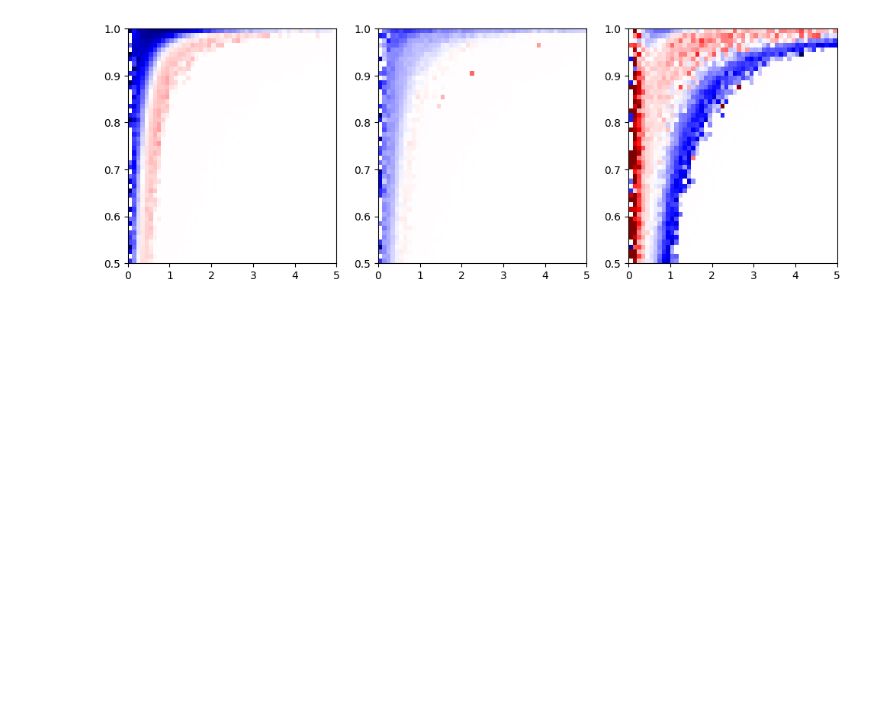
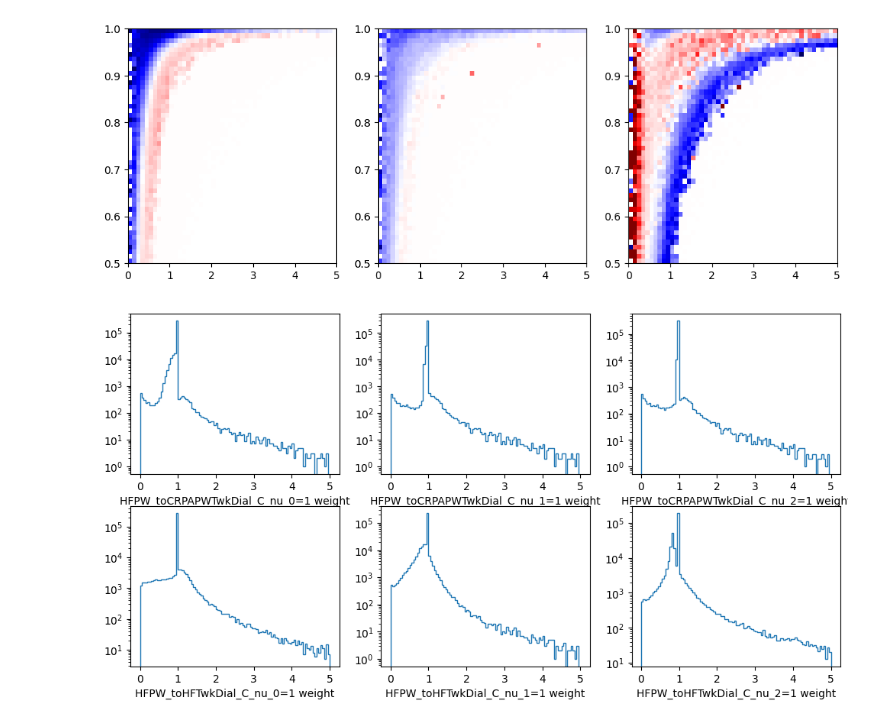
Before and after one commit to NUISANCEMC/nuisance3, a Jupyter notebook: notebooks/T2KReWeight.ipynb, the cells around one changed output. Drawn from its saved outputs; the diff is of its cells as text; code cells hidden in the pictures; blank space fills up the shorter version.

```diff
--- a/notebooks/T2KReWeight.ipynb
+++ b/notebooks/T2KReWeight.ipynb
@@ -69,12 +69,15 @@ for var in [1]:
             twk[dj] = var if di == dj else 0
         dial_tweaks["%s=%s" % (di,var)] = twk
 
+dial_tweaks["SF_OptPotTwkDial_C12=1"] = {"SF_OptPotTwkDial_C12":1ß}
+
 dial_tweaks["CV"] = {"HFPW_toCRPAPWTwkDial_C_nu_0":0,
                      "HFPW_toCRPAPWTwkDial_C_nu_1":0,
                      "HFPW_toCRPAPWTwkDial_C_nu_2":0,
                      "HFPW_toHFTwkDial_C_nu_0":0,
                      "HFPW_toHFTwkDial_C_nu_1":0,
                      "HFPW_toHFTwkDial_C_nu_2":0}
+
 # pprint.pp(dial_tweaks)
 colnames = [ x for x in dial_tweaks.keys() ]
 pprint.pp(colnames)
@@ -228,3 +231,21 @@ for i,ax in enumerate(axes):
 fig.show()
 # %% [output]
 [figure]
+# %%
+fig, axes = plt.subplots(2,3, figsize=(12,6))
+
+for i,d in enumerate([ "HFPW_toCRPAPWTwkDial_C_nu_0=1",
+                        "HFPW_toCRPAPWTwkDial_C_nu_1=1",
+                        "HFPW_toCRPAPWTwkDial_C_nu_2=1",
+                        "HFPW_toHFTwkDial_C_nu_0=1",
+                        "HFPW_toHFTwkDial_C_nu_1=1",
+                        "HFPW_toHFTwkDial_C_nu_2=1"]):
+    ax = axes[i//3,i%3]
+    weightd = pn.HistFrame(pn.Binning.lin_space(1E-8,5,100))
+    weightd.fill_weighted_columns_from_Arrow(chunk,[d],[])
+    weightd.mpl().hist(histtype="step",plot_axis=ax)
+    ax.set_xlabel("%s weight" % d)
+    ax.set_yscale('log')
+fig.show()
+# %% [output]
+[figure, added]
```
Also changed, not shown: 14 other files.
